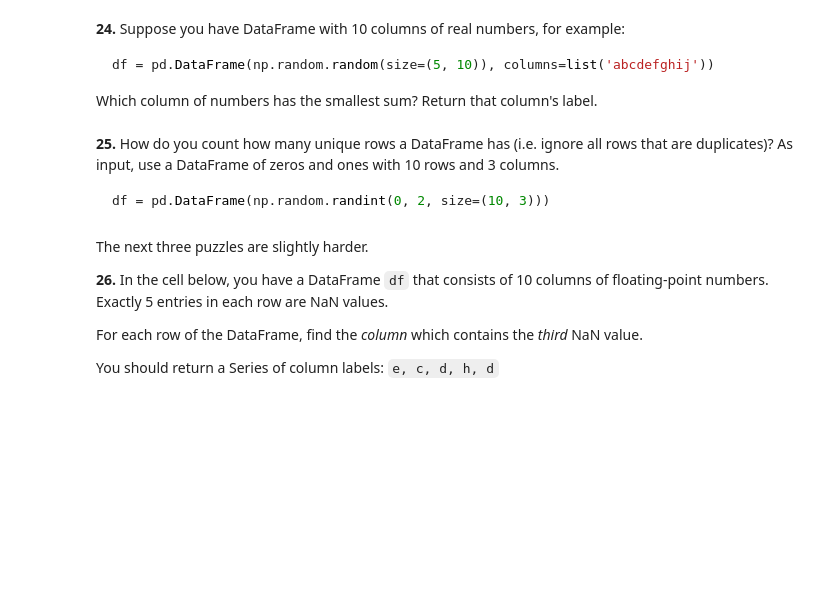
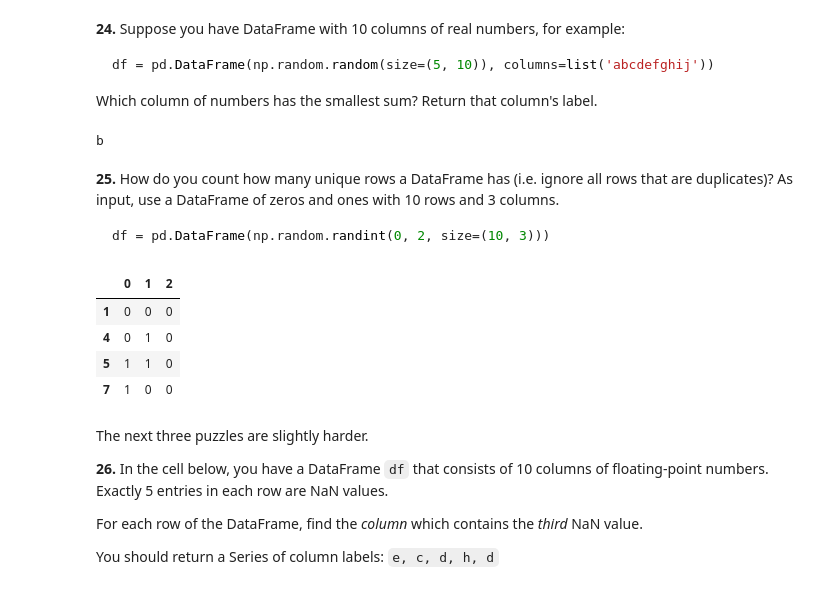
Before and after one commit to kguerrer/100-pandas-puzzles, a Jupyter notebook: 100-pandas-puzzles.ipynb, the cells around one changed output. Saved outputs shown, nothing was run; the diff lists cells and outputs as text; code cells hidden in the pictures; blank space fills up the shorter version.

````diff
--- a/100-pandas-puzzles.ipynb
+++ b/100-pandas-puzzles.ipynb
@@ -323,12 +323,28 @@ df = df.sub(df.mean(axis=1), axis=0)
 df = pd.DataFrame(np.random.random(size=(5, 10)), columns=list('abcdefghij'))
 ```
 Which column of numbers has the smallest sum?  Return that column's label.
+# %%
+df = pd.DataFrame(np.random.random(size=(5, 10)), columns=list('abcdefghij'))
+col_sum = df.sum(axis=0)
+idx_min = col_sum.idxmin()
+print(idx_min)
+# %% [output]
+b
 # %% [markdown]
 **25.** How do you count how many unique rows a DataFrame has (i.e. ignore all rows that are duplicates)? As input, use a DataFrame of zeros and ones with 10 rows and 3 columns.
 
 ```python
 df = pd.DataFrame(np.random.randint(0, 2, size=(10, 3)))
 ```
+# %%
+df = pd.DataFrame(np.random.randint(0, 2, size=(10, 3)))
+df.drop_duplicates(keep=False)
+# %% [output]
+|  | 0 | 1 | 2 |
+| 1 | 0 | 0 | 0 |
+| 4 | 0 | 1 | 0 |
+| 5 | 1 | 1 | 0 |
+| 7 | 1 | 0 | 0 |
 # %% [markdown]
 The next three puzzles are slightly harder.
 
````
Also changed, not shown: parts of 3 cells of this notebook.
